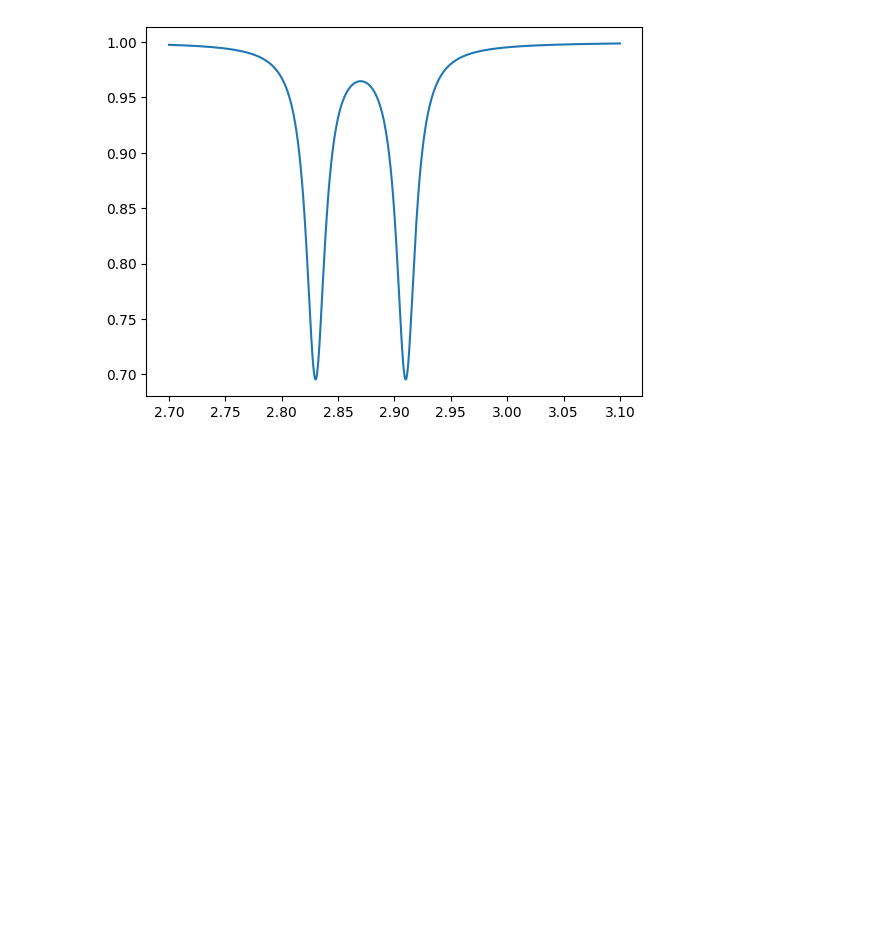
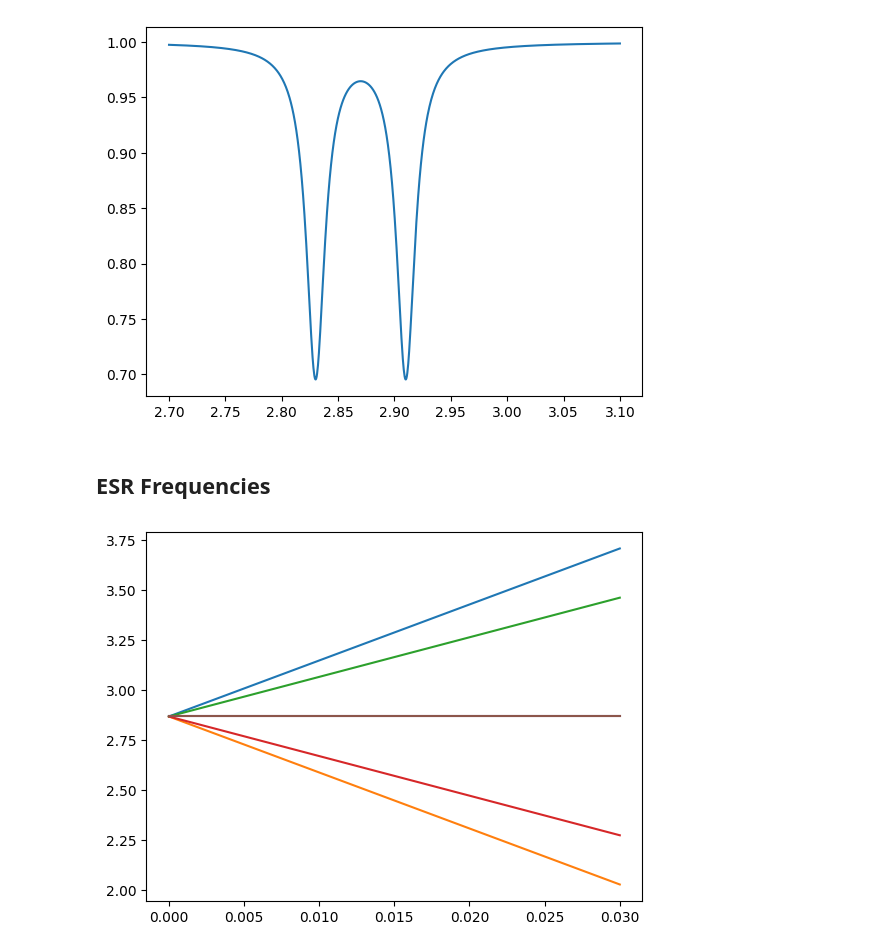
Before and after one commit to smncrm/odmr-demo, a Jupyter notebook: experiments.ipynb, the cells around one changed output. Drawn from its saved outputs; the diff is of its cells as text; code cells hidden in the pictures; blank space fills up the shorter version.

```diff
--- a/experiments.ipynb
+++ b/experiments.ipynb
@@ -59,3 +56,27 @@ plt.plot(x, multi_peak_lorentzian(x, amps, centers, width), label='Multi Peak Lo
 # %% [output]
 [<matplotlib.lines.Line2D at 0x...>]
 [figure]
+# %% [markdown]
+## ESR Frequencies
+# %%
+D = 2.87
+g = 28
+
+
+
+def fl(B, theta):
+    return D - g*B * np.cos(np.radians(theta))
+
+def fu(B, theta):
+    return D + g*B * np.cos(np.radians(theta))
+
+
+B = np.linspace(0, 0.03, 1000)
+
+for theta in [0, 45, 90]:
+    plt.plot(B, fu(B, theta), label=f'fu(B, theta={theta})')
+    plt.plot(B, fl(B, theta), label=f'fl(B, theta={theta})')
+
+plt.show()
+# %% [output]
+[figure, added]
```
Also changed, not shown: parts of 1 cell of this notebook.
